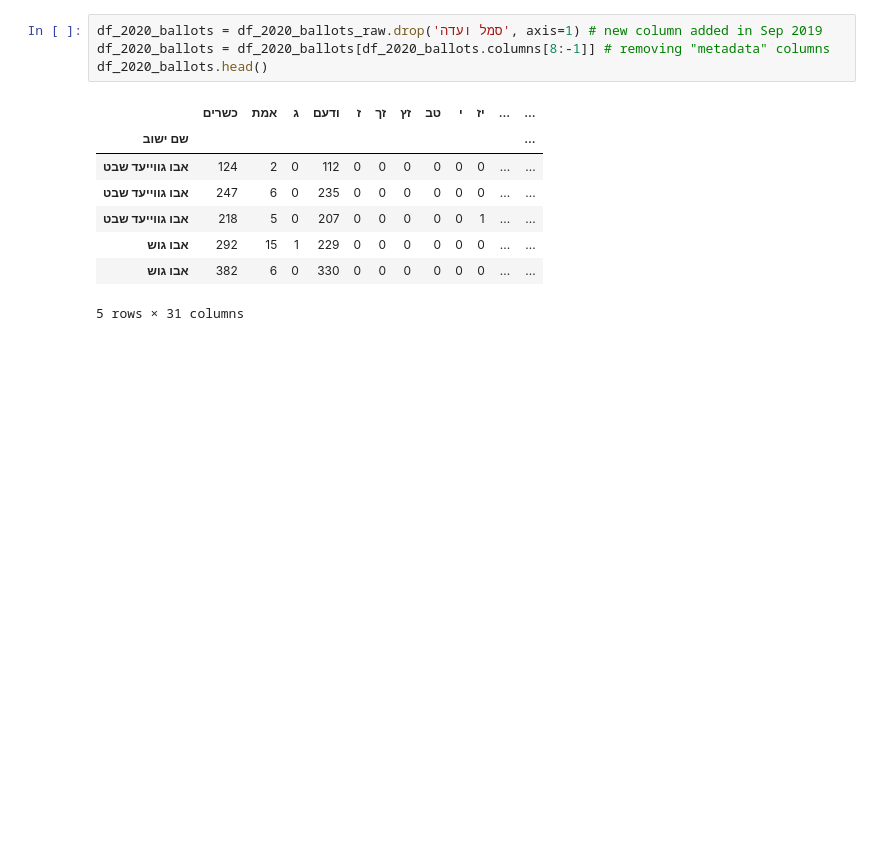
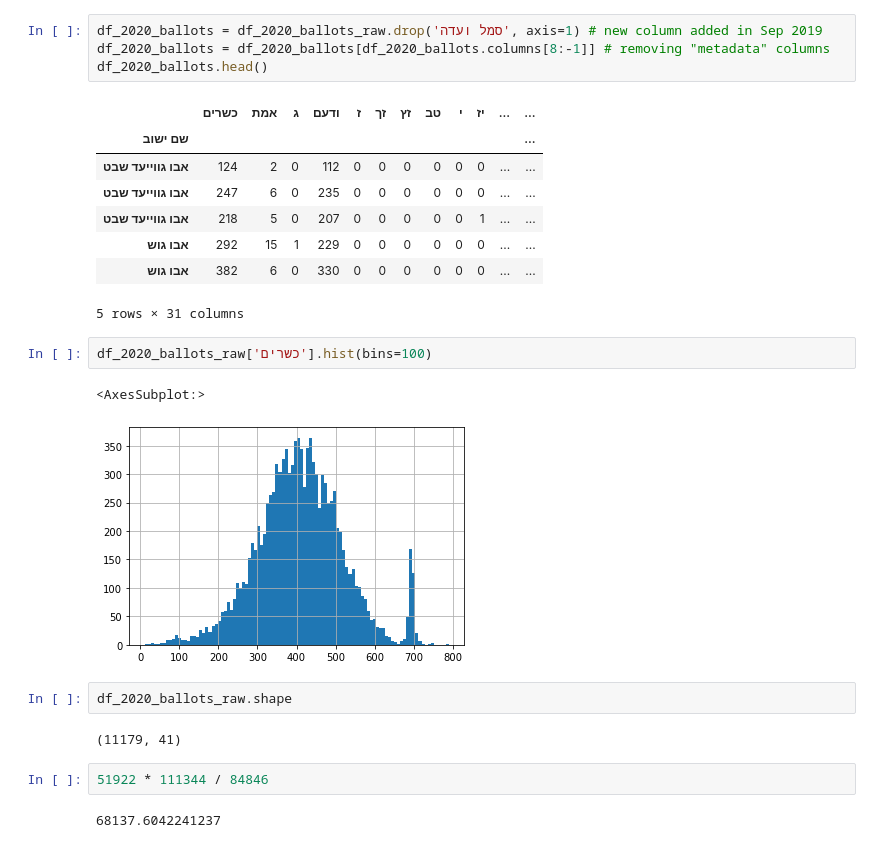
Before and after one commit to orzuk/ElectionsDataAnalysis, a Jupyter notebook: ReadElectionData.ipynb, the cells around one changed output. Cells and saved outputs as stored; diff of their text form; blank space fills up the shorter version.

```diff
--- a/ReadElectionData.ipynb
+++ b/ReadElectionData.ipynb
@@ -383,3 +405,16 @@ df_2020_ballots.head()
 | אבו גוש | 292 | 15 | 1 | 229 | 0 | 0 | 0 | 0 | 0 | 0 | ... | ... |
 | אבו גוש | 382 | 6 | 0 | 330 | 0 | 0 | 0 | 0 | 0 | 0 | ... | ... |
 5 rows × 31 columns
+# %%
+df_2020_ballots_raw['כשרים'].hist(bins=100)
+# %% [output]
+<AxesSubplot:>
+[figure, added]
+# %%
+df_2020_ballots_raw.shape
+# %% [output]
+(11179, 41)
+# %%
+51922 * 111344 / 84846
+# %% [output]
+68137.6042241237
```
Also changed, not shown: parts of 4 cells of this notebook.
